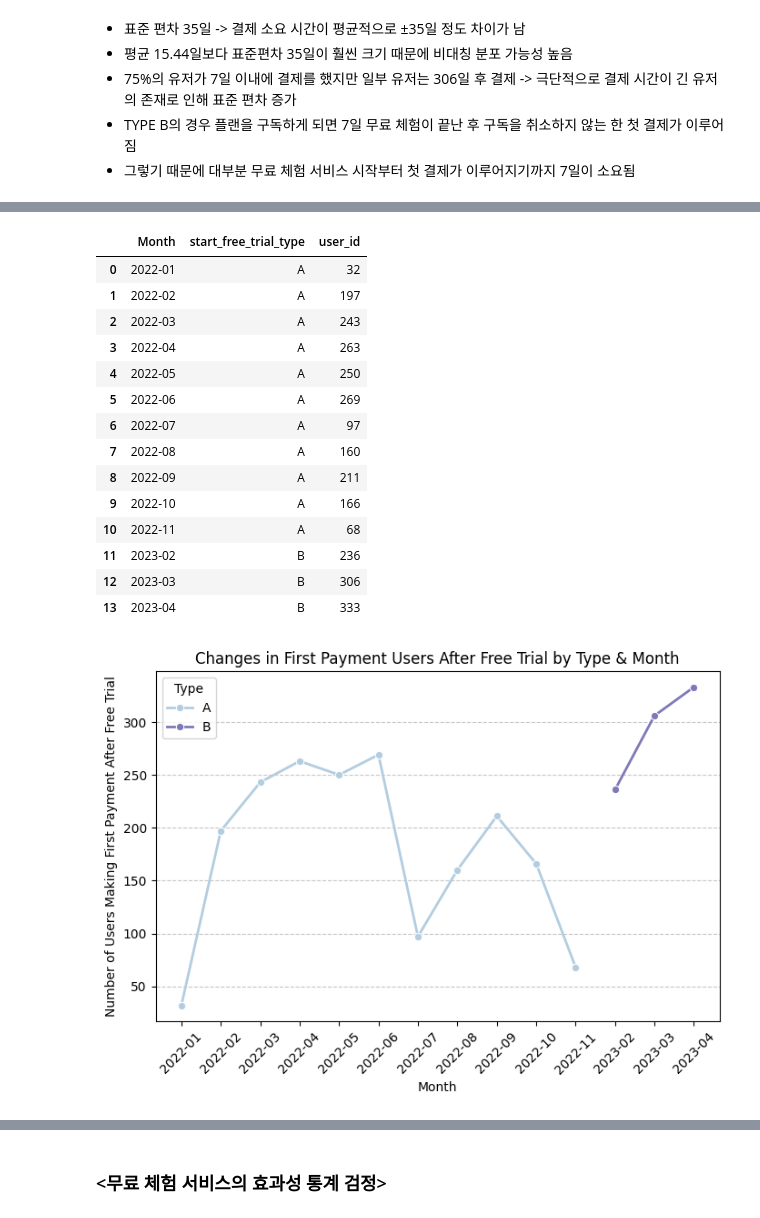
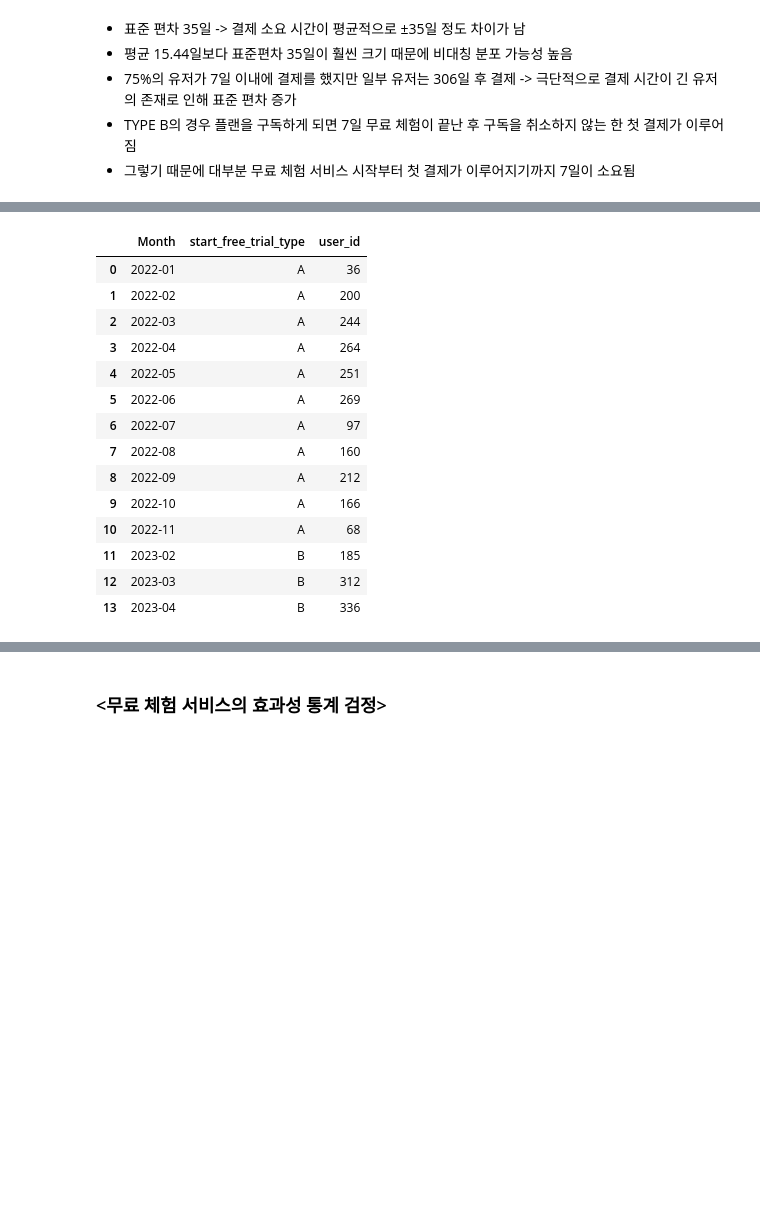
Before and after one commit to saeraniren/intermediate_project, a Jupyter notebook: geumhui_main.ipynb, the cells around one changed output, grey strips where cells are left out. Saved outputs shown, nothing was run; the diff lists cells and outputs as text; code cells hidden in the pictures; blank space fills up the shorter version.

```diff
--- a/geumhui_main.ipynb
+++ b/geumhui_main.ipynb
@@ -1964,12 +1964,12 @@ user_trial_counts
 ### 11-1. 중복 제거 -> A,B 모두 사용하는 유저는 제외하기로함
 # %%
 #사용할 컬럼만 추출
-free_trial_df = start_free_trial_df[['user_id','start_free_trial_time', 'start_free_trial_plan_price', 'start_free_trial_plan_type','start_free_trial_type']]
+free_trial_df = start_free_trial_df[['user_id','start_free_trial_time','start_free_trial_type']]
 
 # A와 B 모두 사용한 유저 목록 추출
 users_to_remove = filtered_df["user_id"].unique()
 
 # A와 B 모두 사용한 유저 제거
 free_trial_df = free_trial_df[~free_trial_df["user_id"].isin(users_to_remove)]
-free_trial_df.head()
+free_trial_df.shape
 # %% [output]
@@ -3233,0 +3497,25 @@ Type B - 상위 10% 유저 수: 98명
+# %%
+# TYPE B를 이용한 유저
+
+# 30일 기준으로 결제 소요 시간 필터링 (Type B만)
+threshold_B = 60
+
+# Type A에서 30일 이하 유저 데이터 (빠르게 결제한 유저)
+free_complete_yes_30_B = free_complete_yes[
+    (free_complete_yes["start_free_trial_type"] == "B") &
+    (free_complete_yes["day_to_conversion"] <= threshold_B)
+]
+
+# Type A에서 30일 초과 유저 데이터 (늦게 결제한 유저)
+free_complete_yes_above_30_B = free_complete_yes[
+    (free_complete_yes["start_free_trial_type"] == "B") &
+    (free_complete_yes["day_to_conversion"] > threshold_B)
+]
+
+# 유저 수 계산
+num_conversion_users_30_B = free_complete_yes_30_B["user_id"].nunique()
+num_conversion_users_above_30_B = free_complete_yes_above_30_B["user_id"].nunique()
+
+# 결과 출력
+print(f"Type B - 30일 이하 유저 수: {num_conversion_users_30_B}명")
+print(f"Type B - 30일 초과 유저 수: {num_conversion_users_above_30_B}명")
@@ -3512,43 +3795,30 @@ plt.show()
 # %%
 #이 부분에서 astype(str)을 사용하는 이유는 start_free_trial_time이 Period 타입이기 때문
 #이를 문자열로 변환해야 Seaborn의 lineplot()이 제대로 작동
 
+#
 # A/B타입의 월별 무료 체험 후 첫 결제 완료 유저 수
 
 # A와 B 데이터를 하나의 데이터프레임으로 결합
-free_trial_complete_lineplot = pd.concat([free_trial_complete_A, free_trial_complete_B])
+free_trial_complete_lineplot = pd.concat([free_trial_complete_A, free_trial_complete_B]).drop_duplicates()
 free_trial_complete_lineplot["Month"] = free_trial_complete["start_free_trial_time"].dt.to_period("M").astype(str)
 
 # 타입별, 월별 첫 결제한 유저 수 집계
 monthly_free_trial_complete_counts = free_trial_complete_lineplot.groupby(["Month", "start_free_trial_type"])["user_id"].nunique().reset_index()
 display(monthly_free_trial_complete_counts)
-
-# 시각화
-plt.figure(figsize=(8, 5))
-sns.lineplot(data=monthly_free_trial_complete_counts, x="Month", y="user_id", hue="start_free_trial_type",
-             marker="o", linewidth=2, palette= palette)
-
-# 그래프 설정
-plt.xticks(rotation=45)
-plt.xlabel("Month")
-plt.ylabel("Number of Users Making First Payment After Free Trial")
-plt.title("Changes in First Payment Users After Free Trial by Type & Month")
-plt.legend(title="Type")
-plt.grid(axis="y", linestyle="--", alpha=0.7)
 # %% [output]
 |  | Month | start_free_trial_type | user_id |
-| 0 | 2022-01 | A | 32 |
-| 1 | 2022-02 | A | 197 |
-| 2 | 2022-03 | A | 243 |
-| 3 | 2022-04 | A | 263 |
-| 4 | 2022-05 | A | 250 |
+| 0 | 2022-01 | A | 36 |
+| 1 | 2022-02 | A | 200 |
+| 2 | 2022-03 | A | 244 |
+| 3 | 2022-04 | A | 264 |
+| 4 | 2022-05 | A | 251 |
 | 5 | 2022-06 | A | 269 |
 | 6 | 2022-07 | A | 97 |
 | 7 | 2022-08 | A | 160 |
-| 8 | 2022-09 | A | 211 |
+| 8 | 2022-09 | A | 212 |
 | 9 | 2022-10 | A | 166 |
 | 10 | 2022-11 | A | 68 |
-| 11 | 2023-02 | B | 236 |
-| 12 | 2023-03 | B | 306 |
-| 13 | 2023-04 | B | 333 |
+| 11 | 2023-02 | B | 185 |
+| 12 | 2023-03 | B | 312 |
+| 13 | 2023-04 | B | 336 |
-[figure, removed]
```
Also changed, not shown: parts of 77 cells of this notebook.
